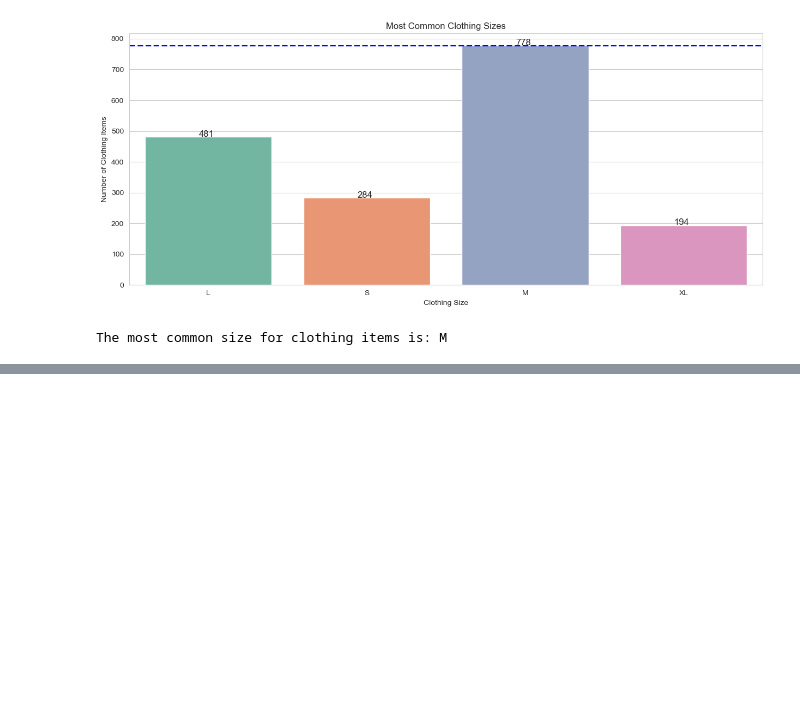
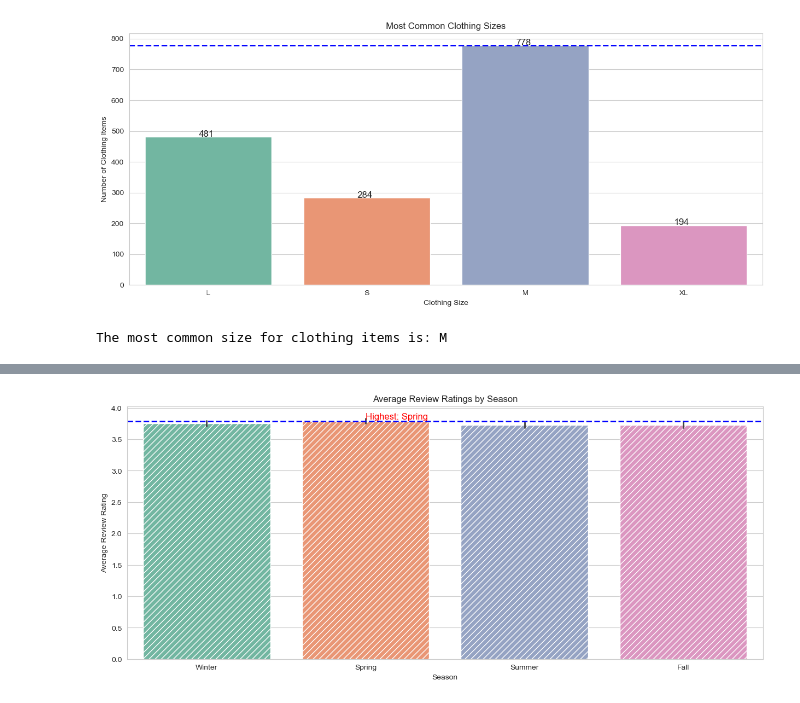
Before and after one commit to noeyislearning/customer-shopping-trends, a Jupyter notebook: generate_report_v1.ipynb, the cells around one changed output, grey strips where cells are left out. Saved outputs shown, nothing was run; the diff lists cells and outputs as text; code cells hidden in the pictures; blank space fills up the shorter version.

```diff
--- a/generate_report_v1.ipynb
+++ b/generate_report_v1.ipynb
@@ -363,0 +438,28 @@ The most common size for clothing items is: M
+# %%
+# Group the dataset by the "Season" column and calculate the average review ratings for each season
+season_review_ratings = df.groupby('Season')['Review Rating'].mean()
+
+# Find the season with the highest average review rating
+season_with_highest_review_rating = season_review_ratings.idxmax()
+
+# Visualize the average review ratings by season (use Seaborn)
+plt.figure(figsize=(15, 6))
+sns.barplot(x='Season', y='Review Rating', data=df, palette='Set2', errwidth=2, hatch='///')
+
+# Add a title and show the plot
+plt.title("Average Review Ratings by Season")
+plt.xlabel("Season")
+plt.ylabel("Average Review Rating")
+
+# Highlight the season with the highest average review rating
+plt.axhline(y=season_review_ratings.max(), color='b', linestyle='dashed', linewidth=2, label=f'Highest Average Review Rating ({season_review_ratings.max():.2f})')
+
+# Annotate the season with the highest average review rating
+plt.text(season_review_ratings.index.get_loc(season_with_highest_review_rating),
+         season_review_ratings.max(), f'Highest: {season_with_highest_review_rating}',
+         ha='left', va='bottom', fontsize=12, color='red')
+
+# Show the plot
+plt.show()
+# %% [output]
+[figure, added]
```
Also changed, not shown: parts of 5 cells of this notebook.
